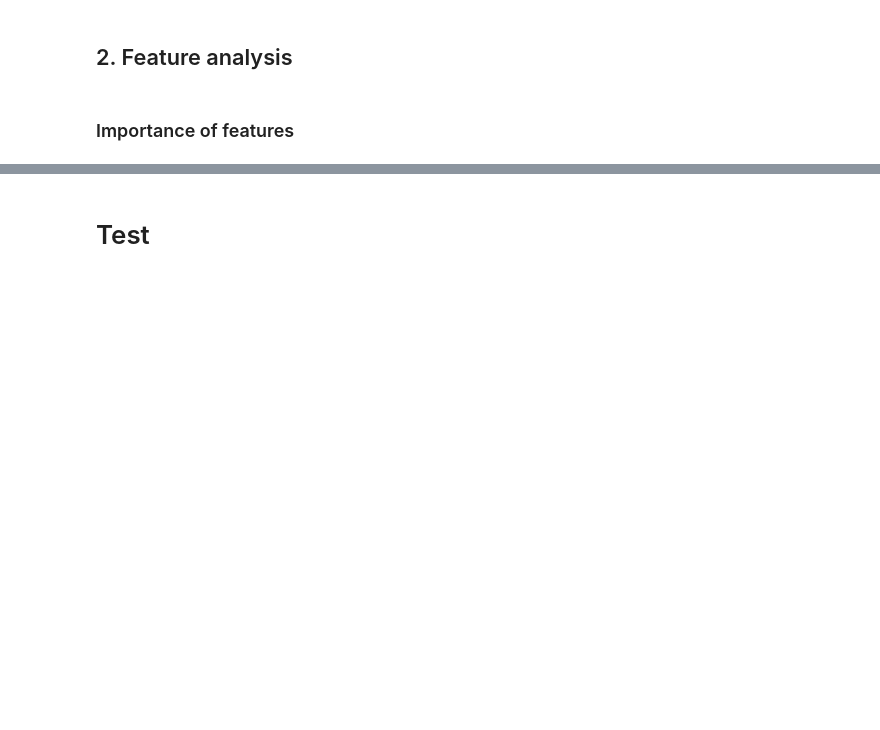
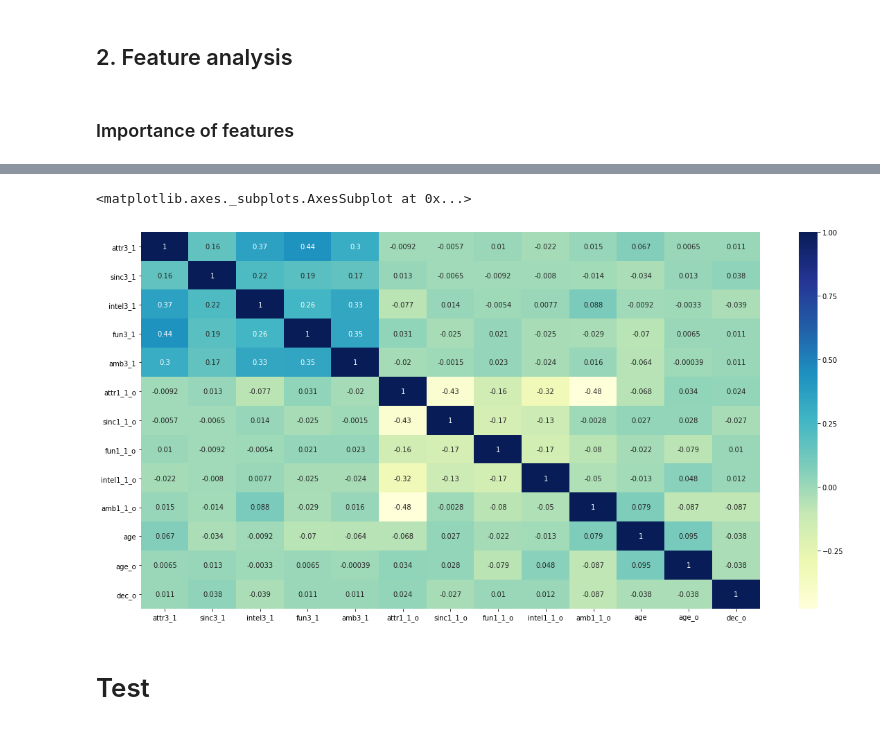
Before and after one commit to imsaulpark/Speed-dating-in-kaggle, a Jupyter notebook: Prediction/Prediction on 'decision_o' using 'question 1 and 3' (result).ipynb, the cells around one changed output, grey strips where cells are left out. Saved outputs shown, nothing was run; the diff lists cells and outputs as text; code cells hidden in the pictures; blank space fills up the shorter version.

```diff
--- a/Prediction/Prediction on 'decision_o' using 'question 1 and 3' (result).ipynb
+++ b/Prediction/Prediction on 'decision_o' using 'question 1 and 3' (result).ipynb
@@ -215,3 +247,13 @@ sns.regplot(x = df_match['age_o'], y = df_match)
+# %%
+fig, ax = plt.subplots()
+fig.set_size_inches(w = 20, h = 10)
+
+df_match_corr = df_match.loc[:, X + ['dec_o']].dropna().corr()
+
+sns.heatmap(df_match_corr, annot=True, cmap="YlGnBu", ax=ax)
+# %% [output]
+<matplotlib.axes._subplots.AxesSubplot at 0x...>
+[figure, added]
 # %% [markdown]
 # Test
 # %% [markdown]
```
Also changed, not shown: parts of 8 cells of this notebook, 1 other file.
